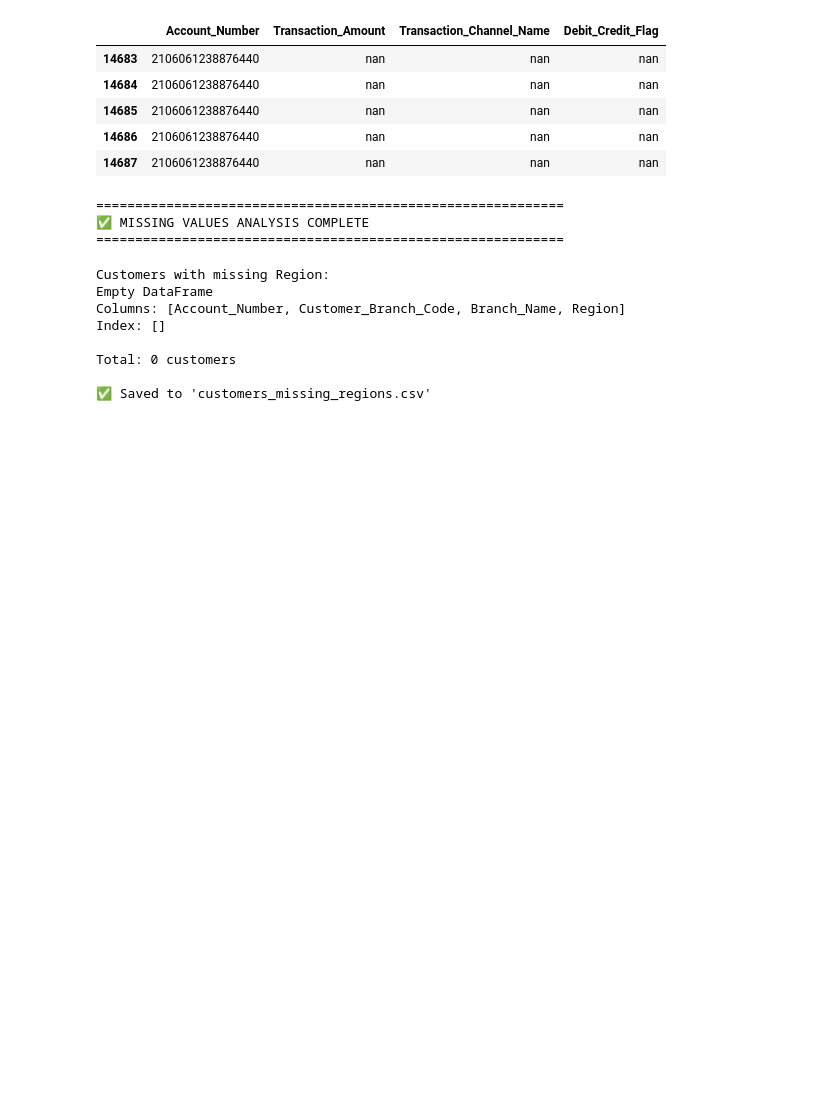
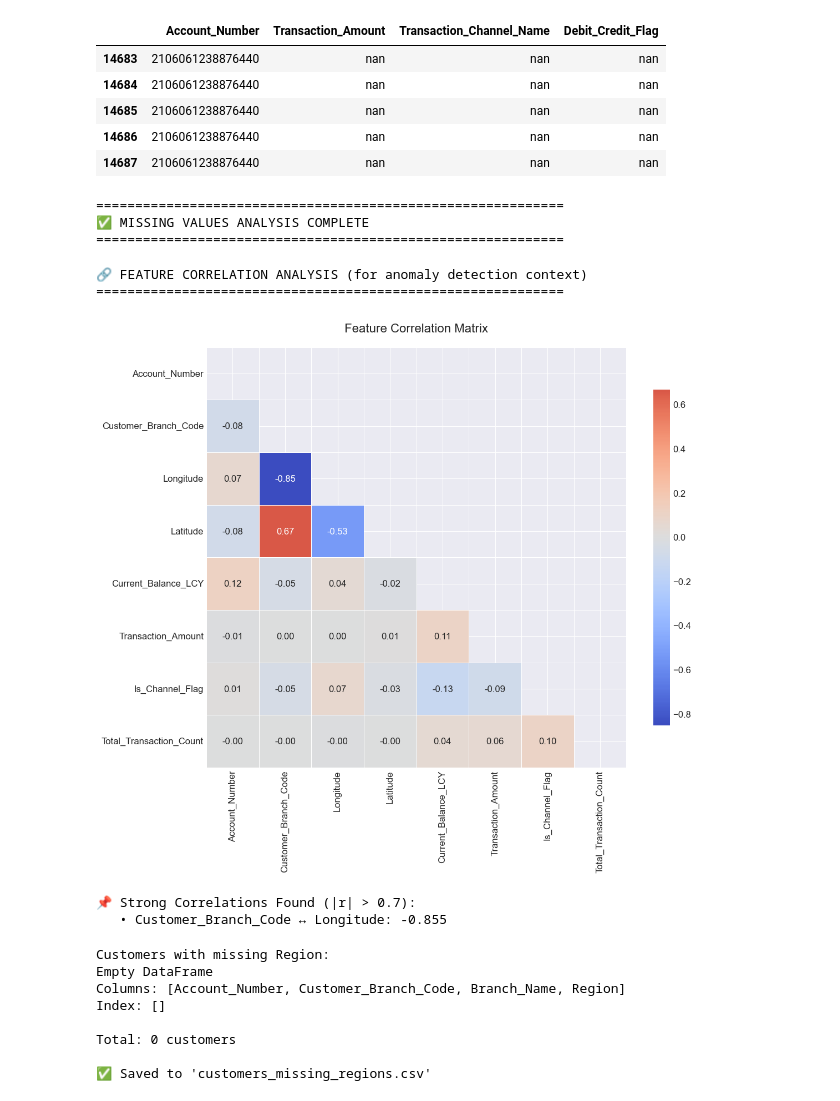
Before and after one commit to samhub25/transaction_analysis_project, a Jupyter notebook: notebooks/01_data_exploration.ipynb, the cells around one changed output. Saved outputs shown, nothing was run; the diff lists cells and outputs as text; code cells hidden in the pictures; blank space fills up the shorter version.

```diff
--- a/notebooks/01_data_exploration.ipynb
+++ b/notebooks/01_data_exploration.ipynb
@@ -29,17 +29,3 @@ pd.set_option('display.float_format', '{:.2f}'.format)
 print("✅ Libraries imported successfully")
 # %% [output]
 ✅ Libraries imported successfully
-# %%
-# Load the preprocessed data
-try:
-    df = pd.read_csv('../data/raw/customer_data_with_regions_filled.csv')
-    print(f"✅ Data loaded successfully! Shape: {df.shape}")
-except FileNotFoundError:
-    # If preprocessed file doesn't exist, use the raw data
-    print("⚠️ Preprocessed file not found. Loading raw data...")
-    df = pd.read_csv('../data/raw/customer_data_with_regions_filled.csv')
-    print(f"✅ Raw data loaded! Shape: {df.shape}")
-
-# Display first few rows
-print("\n📋 First 5 rows:")
-display(df.head())
@@ -448,6 +483,50 @@ Showing 5 sample rows with missing values:
 ============================================================
 ✅ MISSING VALUES ANALYSIS COMPLETE
 ============================================================
+# %%
+# Feature Correlation Analysis
+print("\n🔗 FEATURE CORRELATION ANALYSIS (for anomaly detection context)")
+print("="*60)
+
+# Select numeric features for correlation
+numeric_features = df.select_dtypes(include=[np.number]).columns.tolist()
+
+if len(numeric_features) > 1:
+    # Calculate correlation matrix
+    corr_matrix = df[numeric_features].corr()
+
+    # Visualize correlation matrix
+    plt.figure(figsize=(12, 10))
+    mask = np.triu(np.ones_like(corr_matrix, dtype=bool))
+    sns.heatmap(corr_matrix, mask=mask, annot=True, fmt='.2f', cmap='coolwarm',
+                center=0, square=True, linewidths=.5, cbar_kws={"shrink": .8})
+    plt.title('Feature Correlation Matrix', fontsize=16, pad=20)
+    plt.tight_layout()
+    plt.show()
+
+    # Identify strong correlations
+    strong_corr = []
+    for i in range(len(corr_matrix.columns)):
+        for j in range(i+1, len(corr_matrix.columns)):
+            if abs(corr_matrix.iloc[i, j]) > 0.7:
+                strong_corr.append({
+                    'Feature1': corr_matrix.columns[i],
+                    'Feature2': corr_matrix.columns[j],
+                    'Correlation': corr_matrix.iloc[i, j]
+                })
+
+    if strong_corr:
+        print("📌 Strong Correlations Found (|r| > 0.7):")
+        for corr in strong_corr[:5]:  # Show top 5
+            print(f"   • {corr['Feature1']} ↔ {corr['Feature2']}: {corr['Correlation']:.3f}")
+    else:
+        print("📌 No extremely strong correlations found (good for anomaly detection)")
+# %% [output]
+🔗 FEATURE CORRELATION ANALYSIS (for anomaly detection context)
+============================================================
+[figure, added]
+📌 Strong Correlations Found (|r| > 0.7):
+   • Customer_Branch_Code ↔ Longitude: -0.855
 # %%
 # See customer details for those with missing regions
 missing_region_details = df[df['Region'].isnull()][['Account_Number', 'Customer_Branch_Code', 'Branch_Name', 'Region']]
```
Also changed, not shown: parts of 4 cells of this notebook, 6 other files.
